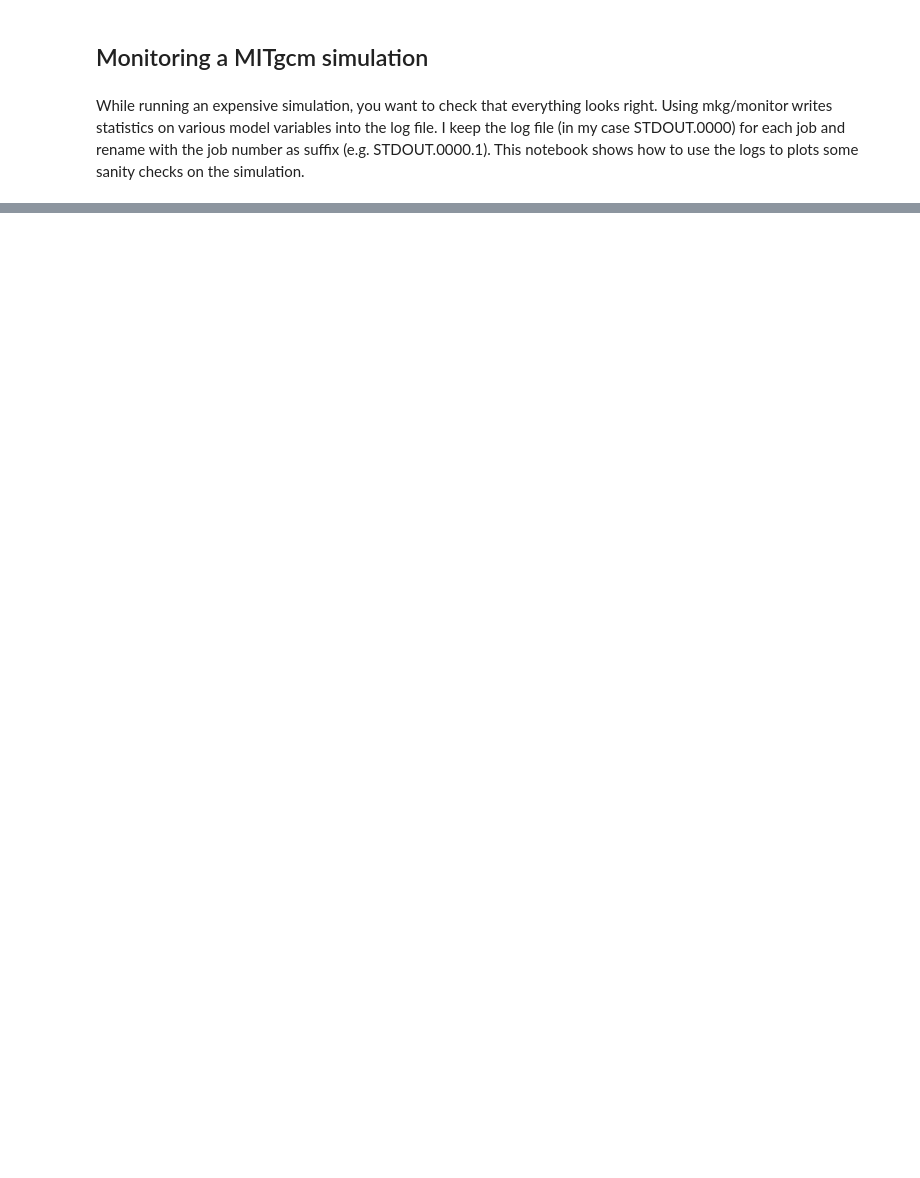
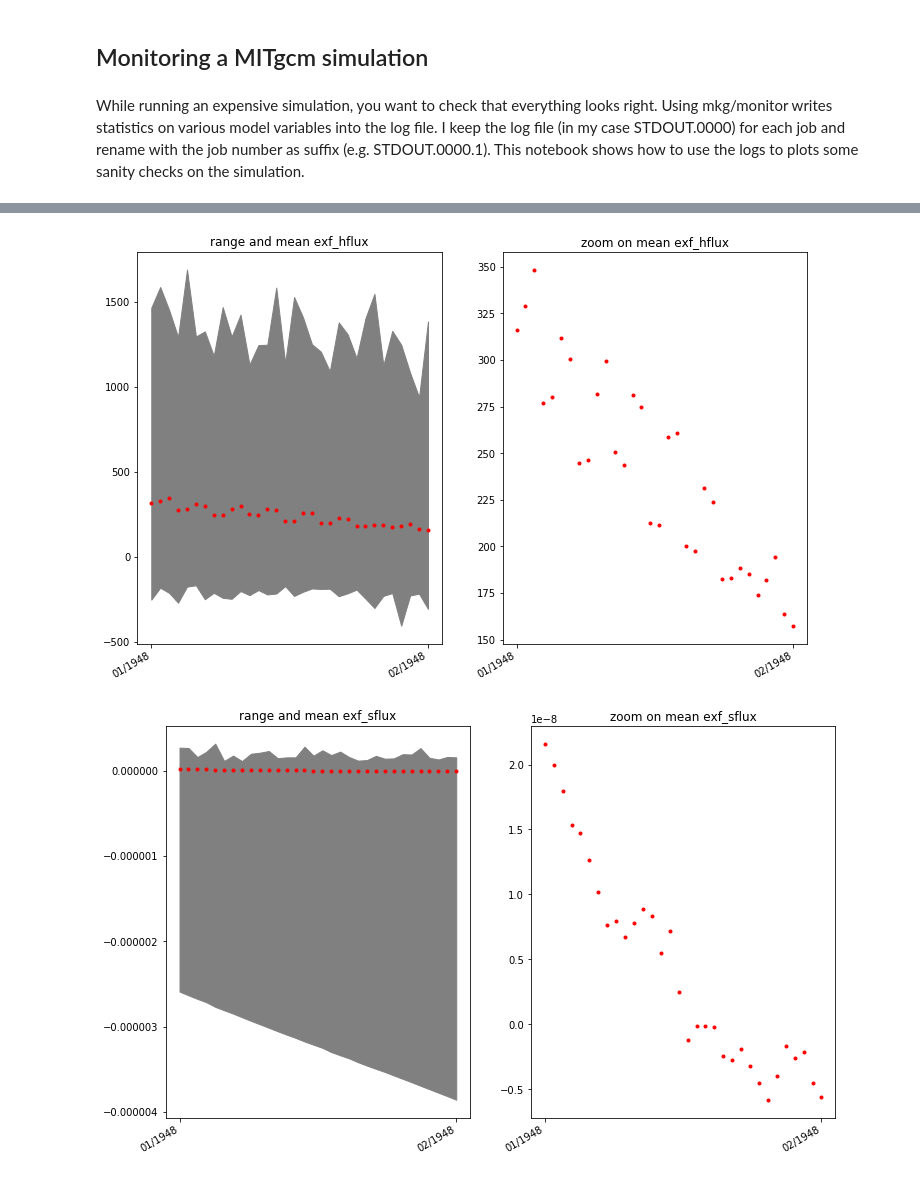
Before and after one commit to raphaeldussin/MITgcm-recipes, a Jupyter notebook: analysis/monitoring/MITgcm monitoring.ipynb, the cells around one changed output, grey strips where cells are left out. Drawn from its saved outputs; the diff is of its cells as text; code cells hidden in the pictures; blank space fills up the shorter version.

```diff
--- a/analysis/monitoring/MITgcm monitoring.ipynb
+++ b/analysis/monitoring/MITgcm monitoring.ipynb
@@ -38,7 +38,7 @@ seconds_from = monitoring[monitoring.gcmvariable=='time_secondsf'].gcmvalue.valu
 
 dates= []
 for kt in np.arange(len(seconds_from)):
-    dates.append(dt.datetime(2010,1,1,0,0) + dt.timedelta(seconds=seconds_from[kt]))
+    dates.append(dt.datetime(1948,1,1,0,0) + dt.timedelta(seconds=seconds_from[kt]))
 # %%
 # print list of available diagnostics
 list_available_diags = set(monitoring.gcmvariable.values)
@@ -57,8 +59,8 @@ def plot_statistics_of(cvar):
     plt.subplot(121)
     plt.gca().xaxis.set_major_formatter(mdates.DateFormatter('%m/%Y'))
     plt.gca().xaxis.set_major_locator(mdates.MonthLocator())
-    plt.gca().xaxis.set_minor_formatter(mdates.DateFormatter('%d'))
-    plt.gca().xaxis.set_minor_locator(mdates.DayLocator())
+    #plt.gca().xaxis.set_minor_formatter(mdates.DateFormatter('%d'))
+    #plt.gca().xaxis.set_minor_locator(mdates.DayLocator())
     plt.fill_between(dates,minvar,maxvar,color='grey')
     plt.plot(dates,meanvar,'r.')
     plt.title('range and mean '+cvar)
@@ -67,8 +69,8 @@ def plot_statistics_of(cvar):
     plt.subplot(122)
     plt.gca().xaxis.set_major_formatter(mdates.DateFormatter('%m/%Y'))
     plt.gca().xaxis.set_major_locator(mdates.MonthLocator())
-    plt.gca().xaxis.set_minor_formatter(mdates.DateFormatter('%d'))
-    plt.gca().xaxis.set_minor_locator(mdates.DayLocator())
+    #plt.gca().xaxis.set_minor_formatter(mdates.DateFormatter('%d'))
+    #plt.gca().xaxis.set_minor_locator(mdates.DayLocator())
     plt.plot(dates,meanvar,'r.')
     plt.title('zoom on mean '+cvar)
     plt.gcf().autofmt_xdate()
@@ -87,0 +99,6 @@ plot_statistics_of('forcing_empmr')
+# %%
+plot_statistics_of('exf_hflux')
+plot_statistics_of('exf_sflux')
+# %% [output]
+[figure, added]
+[figure, added]
```
Also changed, not shown: parts of 9 cells of this notebook, 13 other files.
